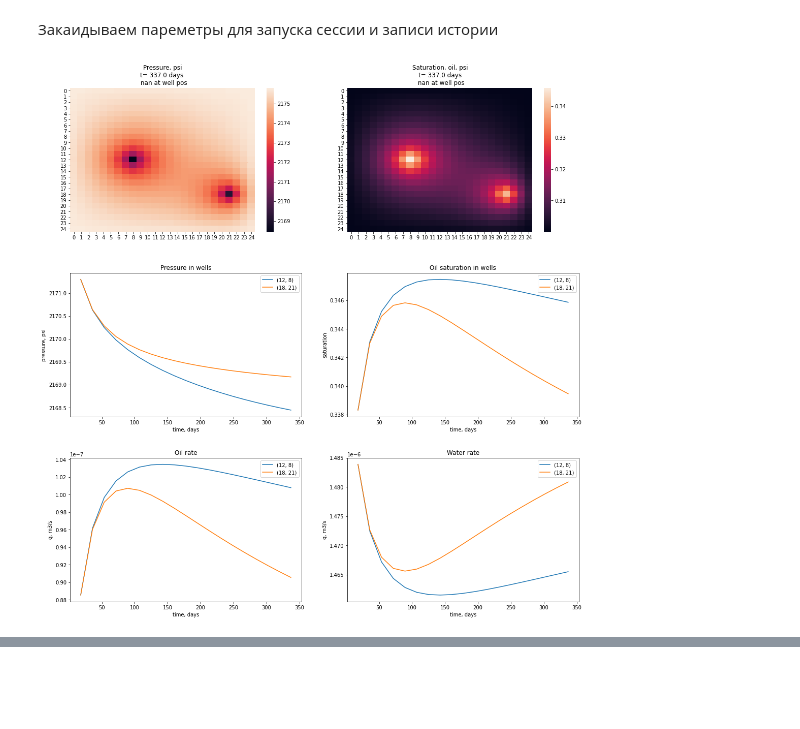
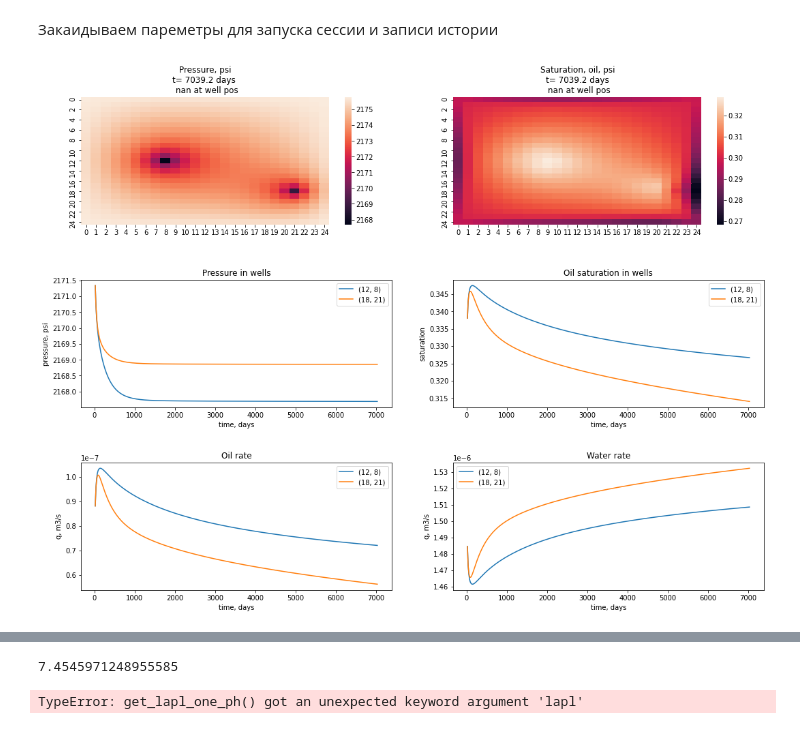
Before and after one commit to lemikhovalex/ReservoirModel, a Jupyter notebook: now_do_simple_models/06_2d_2liq_numpy.ipynb, the cells around one changed output, grey strips where cells are left out. Saved outputs shown, nothing was run; the diff lists cells and outputs as text; code cells hidden in the pictures; blank space fills up the shorter version.

Commit message:
long term plot

```diff
--- a/now_do_simple_models/06_2d_2liq_numpy.ipynb
+++ b/now_do_simple_models/06_2d_2liq_numpy.ipynb
@@ -36,7 +36,7 @@ p_0 = 150 * 10 ** 5  # psi to Pa
 d = 10  # m
 dt = 120  # s
 s_0 = 0.3
-s_b = 0.3
+s_b = 0.1
 p = np.ones((nx*ny, 1)) * p_0
 s_o = np.ones((nx*ny, 1)) * s_0
 s_w = np.ones((nx*ny, 1))* (1 - s_0)
@@ -149,7 +149,7 @@ nxny_eye = np.eye(nx*ny)
 # %% [markdown]
 Закаидываем пареметры для запуска сессии и записи истории
 # %%
-n_iter = int(1e3)
+n_iter = int(1e5)
 p_ex = np.ones((nx, 1)) * p_0
 t = 0
 xs = list((np.linspace(0, nx-1, nx) + dx/2) * dx)
@@ -215,7 +215,7 @@ for i in tqdm(range(1, n_iter)):
             # p_v_disp[w] = np.nan
             # s_o_disp[w] = np.nan
         display.clear_output(wait=True)
-        f, ax = plt.subplots(nrows=3, ncols=2, figsize=(16, 16))
+        f, ax = plt.subplots(nrows=3, ncols=2, figsize=(16, 12))
         f.tight_layout(pad=6.0)
 
         sns.heatmap(p.v.reshape((nx, ny)) / 6894., ax=ax[0][0], cbar=True)
@@ -224,31 +224,31 @@ for i in tqdm(range(1, n_iter)):
         sns.heatmap(s_o.v.reshape((nx, ny)), ax=ax[0][1], cbar=True, fmt=".2f")
         ax[0][1].set_title(f'Saturation, oil, psi\nt={t: .1f} days\n nan at well pos')
 
         for w in pos_r:
             ax[1][0].plot(times, p_well_hist[w] , label=f'{w}')
             ax[1][1].plot(times, s_o_well_hist[w] , label=f'{w}')
             ax[2][0].plot(times, q_o_hist[w] , label=f'{w}')
             ax[2][1].plot(times, q_w_hist[w] , label=f'{w}')
         ax[1][0].set_xlabel('time, days')
         ax[1][0].set_ylabel('pressure, psi')
         ax[1][0].set_title('Pressure in wells')
         ax[1][0].legend()
 
         ax[1][1].set_xlabel('time, days')
         ax[1][1].set_ylabel('saturation')
         ax[1][1].set_title('Oil saturation in wells')
         ax[1][1].legend()
 
         ax[2][0].set_xlabel('time, days')
         ax[2][0].set_ylabel('q, m3/s')
         ax[2][0].set_title('Oil rate')
         ax[2][0].legend()
 
         ax[2][1].set_xlabel('time, days')
         ax[2][1].set_ylabel('q, m3/s')
         ax[2][1].set_title('Water rate')
         ax[2][1].legend()
 
         plt.show()
 # %% [output]
-[figure, old version]
+[figure, new version]
@@ -256,3 +256,7 @@ Wall time: 57.1 s
+# %%
+prop.dt / 60 / 60
+# %% [output]
+7.4545971248955585
 # %%
 for i in tqdm(range(1, 100)):
     dt_comp_sat = (dx * dy * d *(s_o.v) * c_o + s_w.v * c_w + nxny_ones * c_r)
@@ -263,6 +267,8 @@ for i in tqdm(range(1, 15)):
     dt_comp_sat = (dx * dy * d *(s_o.v) * c_o + s_w.v * c_w + nxny_ones * c_r)
     _ = get_lapl_one_ph(p=p, s=s_w, ph='w', prop=prop, lapl=lapl_w)
     _ = get_lapl_one_ph(p=p, s=s_o, ph='o', prop=prop, lapl=lapl_o)
+# %% [output]
+TypeError: get_lapl_one_ph() got an unexpected keyword argument 'lapl'
 # %%
 for i in tqdm(range(1, 100)):
     dt_comp_sat = (dx * dy * d *(s_o.v) * c_o + s_w.v * c_w + nxny_ones * c_r)
```
Also changed, not shown: parts of 1 cell of this notebook.
